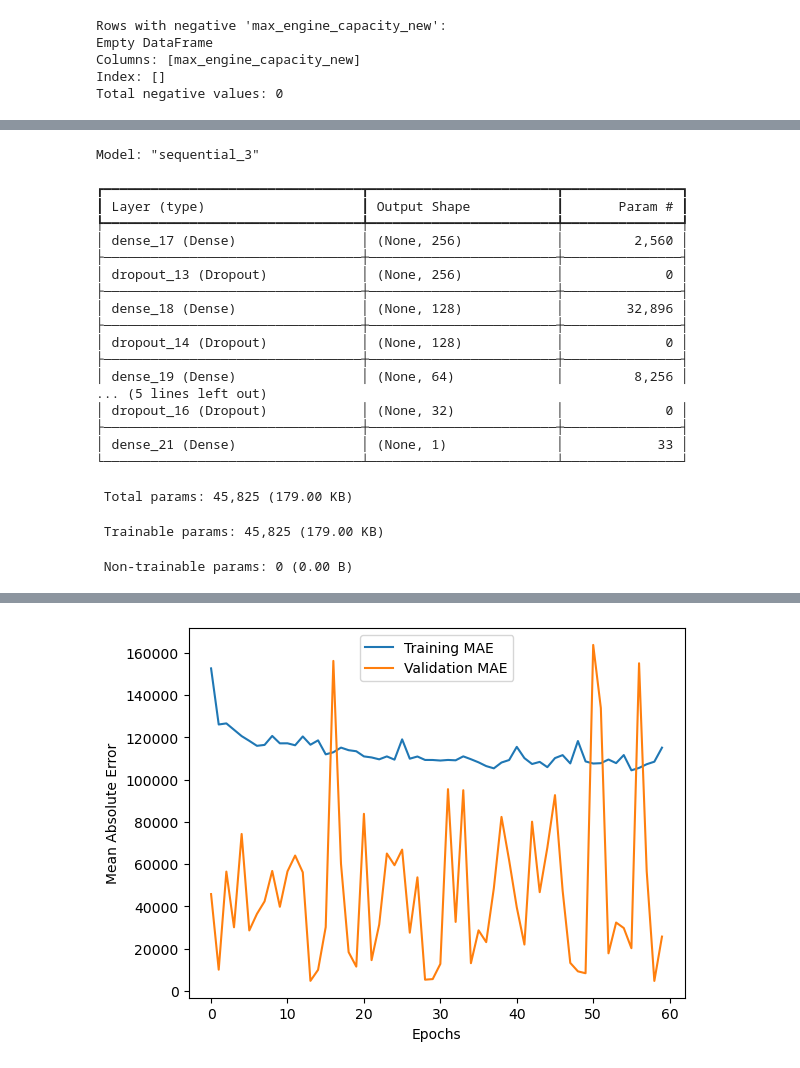
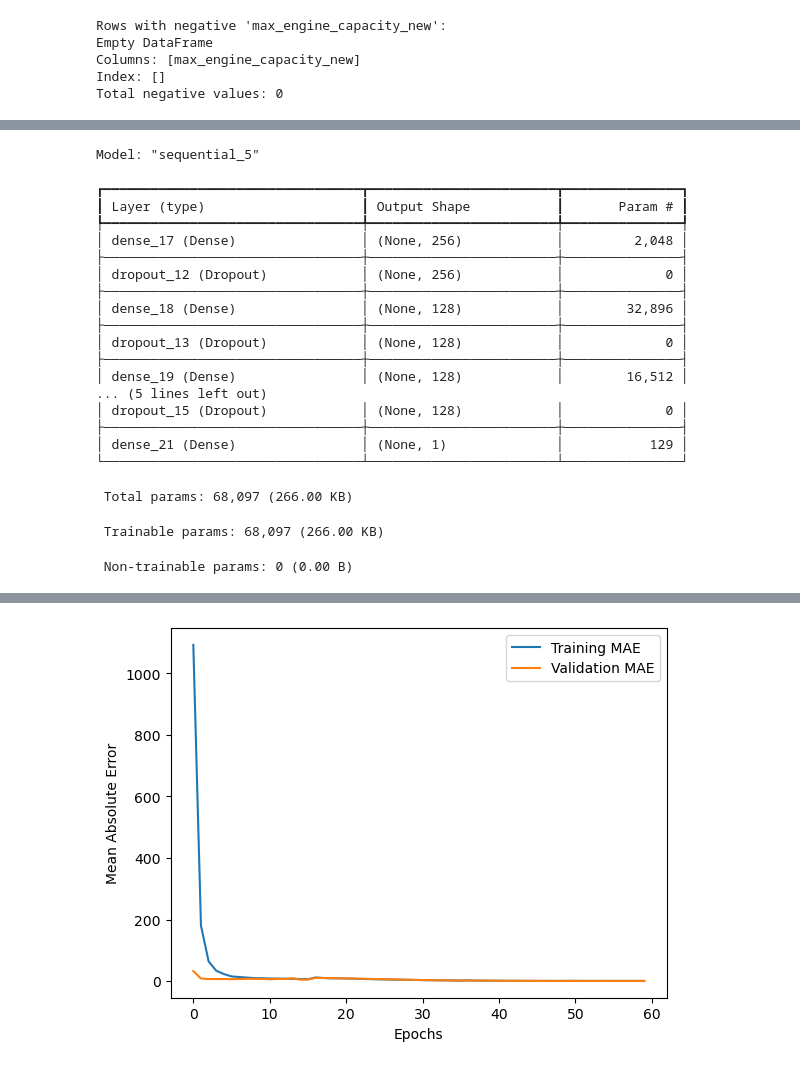
Before and after one commit to kaz4n/DataAi, a Jupyter notebook: deepSeekSolution.ipynb, the cells around one changed output, grey strips where cells are left out. Cells and saved outputs as stored; diff of their text form; code cells hidden in the pictures.

```diff
--- a/deepSeekSolution.ipynb
+++ b/deepSeekSolution.ipynb
@@ -146,4 +160,3 @@ import numpy as np
 df["log_max_power"] = np.log(df["max_power"])
 df["log_max_torque"] = np.log(df["max_torque"])
 df["log_max_engine_capacity_new"] = np.log(df["max_engine_capacity_new"])
-df["log_car_age"] = np.log(df["car_age"])
@@ -168,9 +167,9 @@ import numpy as np
 
 features = [
 
-"log_car_age", "km_driven", "mileage_new",
+"car_age", "km_driven", "mileage_new",
     "log_max_power", "log_max_torque", "price",
-    "transmission_type_new_manual", "log_max_engine_capacity_new", "owner_type_encoded"
+ "log_max_engine_capacity_new"
 
 ]
 
@@ -282,13 +281,3 @@ plt.show()
-# %%
-from sklearn.model_selection import train_test_split
-from sklearn.preprocessing import StandardScaler
-
-X_train, X_test, y_train, y_test = train_test_split(X, y, test_size=0.2, random_state=42)
-
-# Scale features
-scaler = StandardScaler()
-X_train_scaled = scaler.fit_transform(X_train)
-X_test_scaled = scaler.transform(X_test)
 # %%
 from tensorflow.keras.models import Sequential
 from tensorflow.keras.layers import Dense, Dropout
@@ -387,7 +432,7 @@ Test MAE (real price): ₹768,754
 from tensorflow.keras.models import Sequential
 from tensorflow.keras.layers import Dense, Dropout
 
-model = Sequential([
+model3 = Sequential([
     Dense(256, activation="relu", input_shape=(X_train_scaled.shape[1],)),
     Dropout(0.1),
     Dense(128, activation="relu"),
@@ -398,33 +443,33 @@ model = Sequential([
     Dropout(0.2),
     Dense(1)
 ])
-model.summary()
-model.compile(optimizer="adam", loss="mse", metrics=["mae"])
+model3.summary()
+model3.compile(optimizer="adam", loss="mse", metrics=["mae"])
 # %% [output]
-Model: "sequential_3"
+Model: "sequential_5"
 ┏━━━━━━━━━━━━━━━━━━━━━━━━━━━━━━━━━┳━━━━━━━━━━━━━━━━━━━━━━━━┳━━━━━━━━━━━━━━━┓
 ┃ Layer (type)                    ┃ Output Shape           ┃       Param # ┃
 ┡━━━━━━━━━━━━━━━━━━━━━━━━━━━━━━━━━╇━━━━━━━━━━━━━━━━━━━━━━━━╇━━━━━━━━━━━━━━━┩
-│ dense_17 (Dense)                │ (None, 256)            │         2,560 │
+│ dense_17 (Dense)                │ (None, 256)            │         2,048 │
 ├─────────────────────────────────┼────────────────────────┼───────────────┤
-│ dropout_13 (Dropout)            │ (None, 256)            │             0 │
+│ dropout_12 (Dropout)            │ (None, 256)            │             0 │
 ├─────────────────────────────────┼────────────────────────┼───────────────┤
 │ dense_18 (Dense)                │ (None, 128)            │        32,896 │
 ├─────────────────────────────────┼────────────────────────┼───────────────┤
-│ dropout_14 (Dropout)            │ (None, 128)            │             0 │
+│ dropout_13 (Dropout)            │ (None, 128)            │             0 │
 ├─────────────────────────────────┼────────────────────────┼───────────────┤
-│ dense_19 (Dense)                │ (None, 64)             │         8,256 │
+│ dense_19 (Dense)                │ (None, 128)            │        16,512 │
 ... (5 lines left out)
-│ dropout_16 (Dropout)            │ (None, 32)             │             0 │
+│ dropout_15 (Dropout)            │ (None, 128)            │             0 │
 ├─────────────────────────────────┼────────────────────────┼───────────────┤
-│ dense_21 (Dense)                │ (None, 1)              │            33 │
+│ dense_21 (Dense)                │ (None, 1)              │           129 │
 └─────────────────────────────────┴────────────────────────┴───────────────┘
- Total params: 45,825 (179.00 KB)
+ Total params: 68,097 (266.00 KB)
- Trainable params: 45,825 (179.00 KB)
+ Trainable params: 68,097 (266.00 KB)
  Non-trainable params: 0 (0.00 B)
 # %%
 # Train with `fit`, and display the error graph.
-history = model.fit(X_train, y_train, epochs=60,validation_data=(X_val, y_val))
+history = model3.fit(X_train, y_train, epochs=60,validation_data=(X_val, y_val))
 
 # Plot training history
 import matplotlib.pyplot as plt
@@ -456 +501 @@ Epoch 60/60
-[figure, old version]
+[figure, new version]
```
Also changed, not shown: parts of 17 cells of this notebook, 1 other file.
